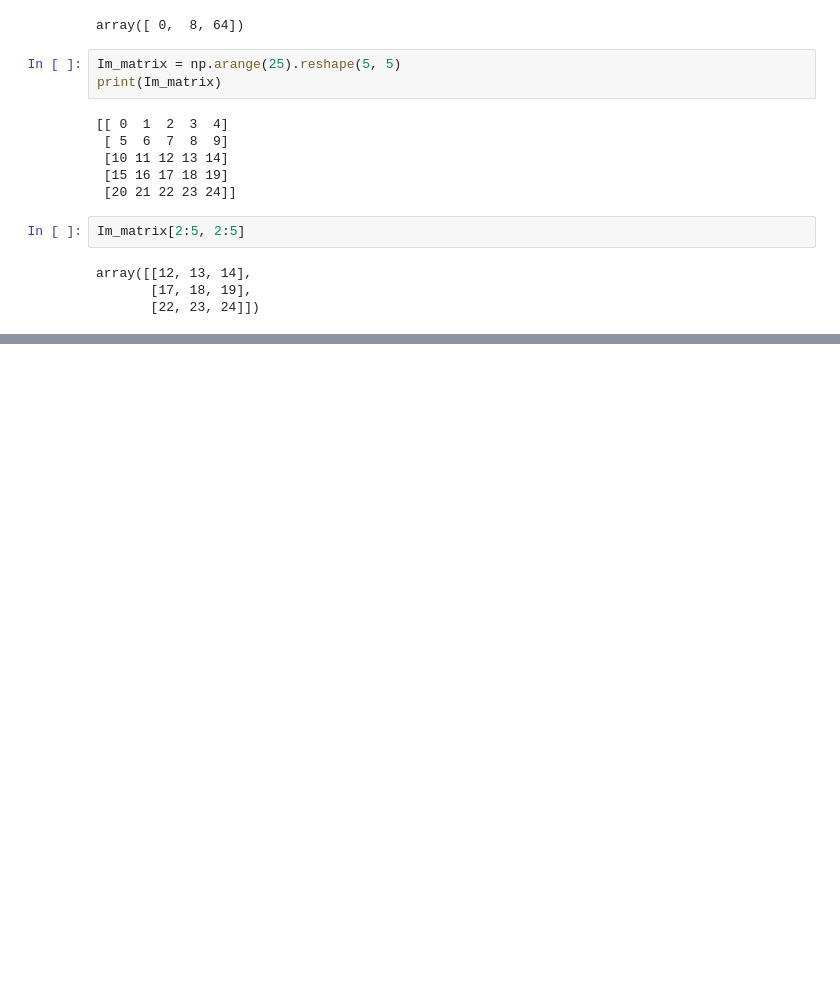
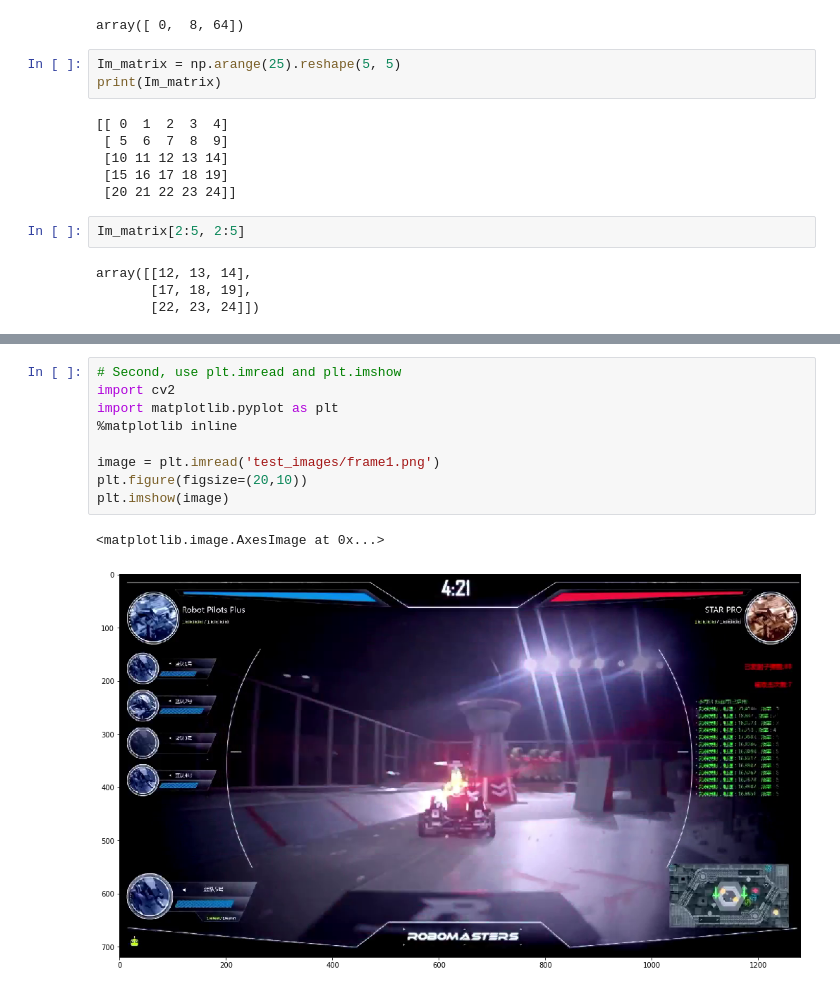
Before and after one commit to UofA-Robomasters/Starter-Code, a Jupyter notebook: tutorial.ipynb, the cells around one changed output, grey strips where cells are left out. Drawn from its saved outputs; the diff is of its cells as text; blank space fills up the shorter version.

```diff
--- a/tutorial.ipynb
+++ b/tutorial.ipynb
@@ -296,0 +328,12 @@ array([[12, 13, 14],
+# %%
+# Second, use plt.imread and plt.imshow
+import cv2
+import matplotlib.pyplot as plt
+%matplotlib inline
+
+image = plt.imread('test_images/frame1.png')
+plt.figure(figsize=(20,10))
+plt.imshow(image)
+# %% [output]
+<matplotlib.image.AxesImage at 0x...>
+[figure, added]
```
Also changed, not shown: parts of 36 cells of this notebook, 1 other file.
